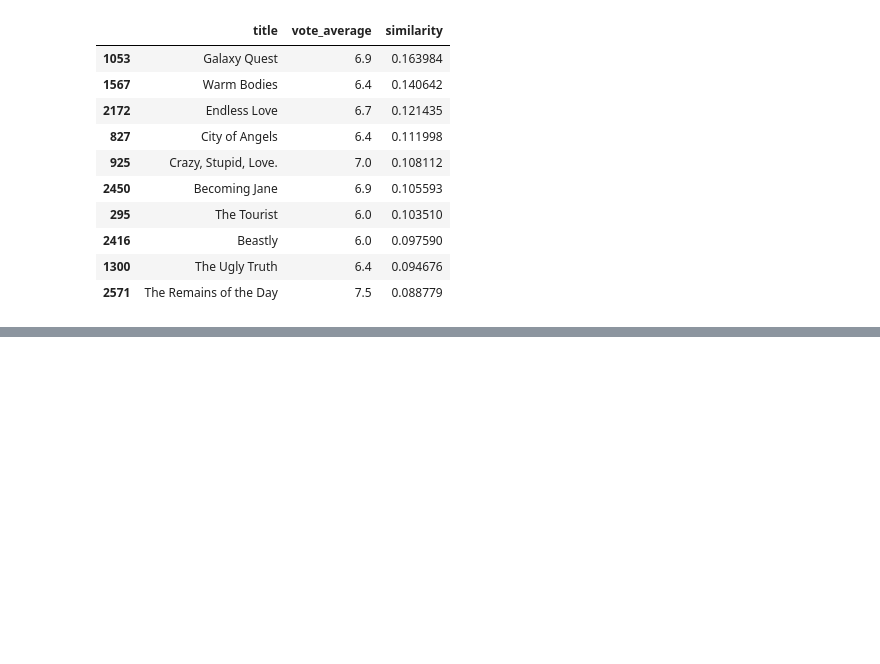
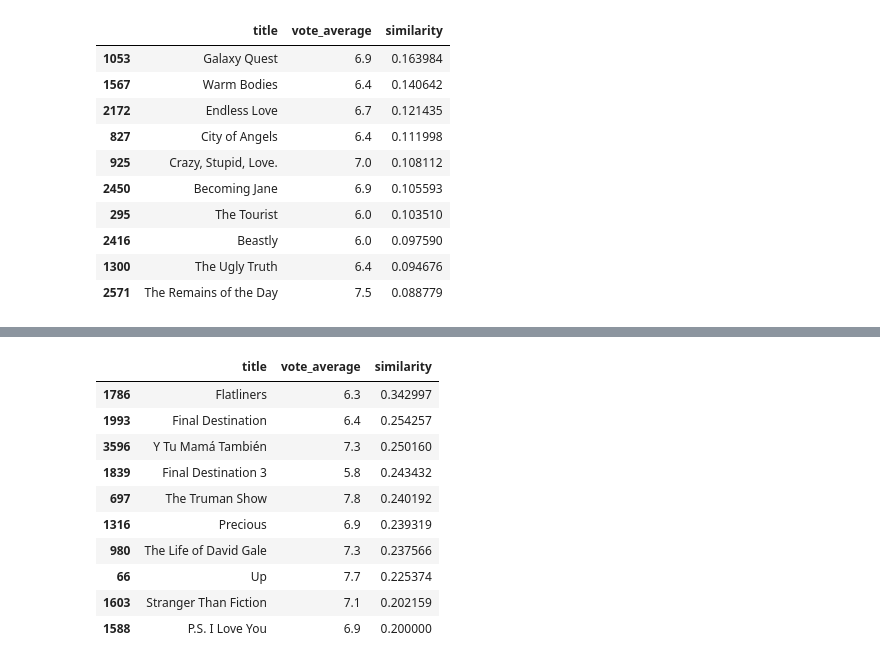
Before and after one commit to doruktopcu/MoviesRecommenderSystemProject, a Jupyter notebook: movie-recommender.ipynb, the cells around one changed output, grey strips where cells are left out. Cells and saved outputs as stored; diff of their text form; code cells hidden in the pictures; blank space fills up the shorter version.

```diff
--- a/movie-recommender.ipynb
+++ b/movie-recommender.ipynb
@@ -556,3 +556,17 @@ user_input_recommender_keywords(movies_clean, user_input="Fast and furious cars
 | 3893 | A Nightmare on Elm Street Part 2:... | 3000000 | en | 21.607228 | 29999213 | 87.0 | 5.7 | 361 | ... |
 | 498 | Hidalgo | 100000000 | en | 16.759252 | 108103450 | 136.0 | 6.5 | 318 | ... |
 | 658 | Death Race | 45000000 | en | 42.578770 | 73762516 | 105.0 | 6.0 | 1175 | ... |
+# %%
+user_input_recommender_keywords(movies_clean, user_input="Funny show about life amd death", min_vote_avg=5).head(10)
+# %% [output]
+|  | title | vote_average | similarity |
+| 1786 | Flatliners | 6.3 | 0.342997 |
+| 1993 | Final Destination | 6.4 | 0.254257 |
+| 3596 | Y Tu Mamá También | 7.3 | 0.250160 |
+| 1839 | Final Destination 3 | 5.8 | 0.243432 |
+| 697 | The Truman Show | 7.8 | 0.240192 |
+| 1316 | Precious | 6.9 | 0.239319 |
+| 980 | The Life of David Gale | 7.3 | 0.237566 |
+| 66 | Up | 7.7 | 0.225374 |
+| 1603 | Stranger Than Fiction | 7.1 | 0.202159 |
+| 1588 | P.S. I Love You | 6.9 | 0.200000 |
```
Also changed, not shown: parts of 4 cells of this notebook.
